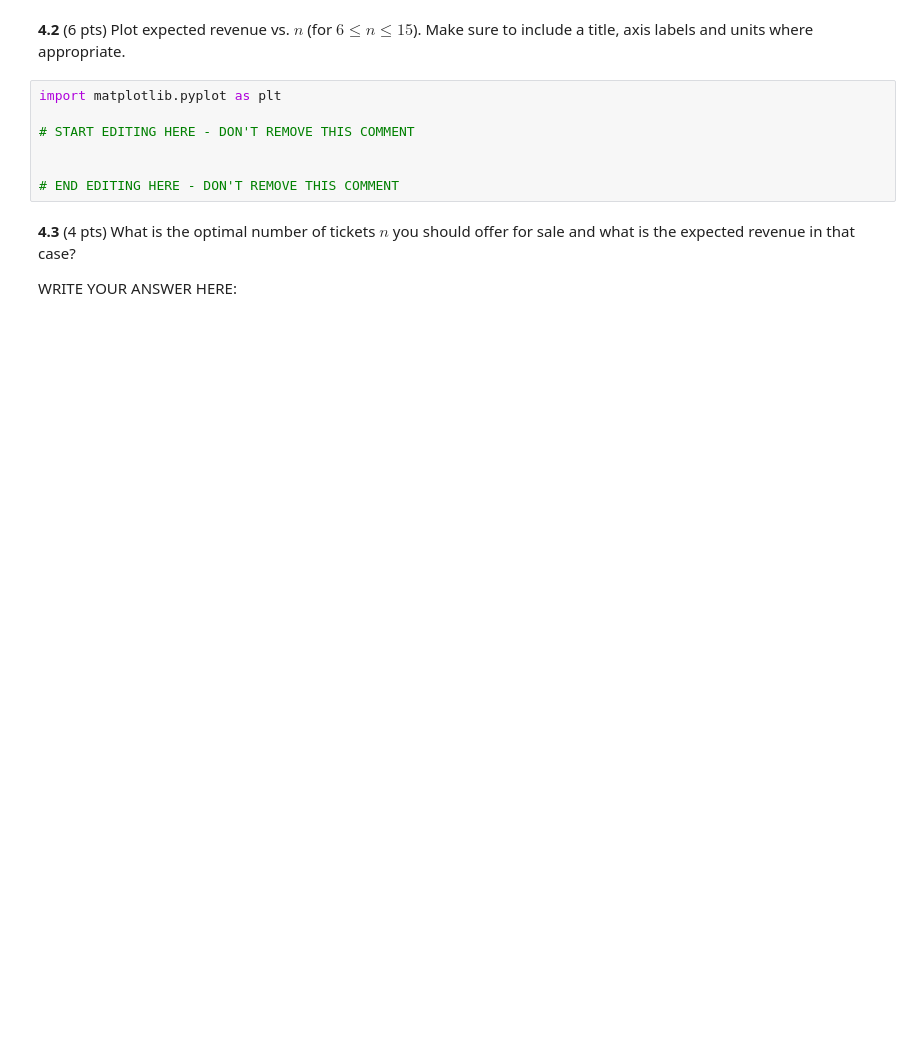
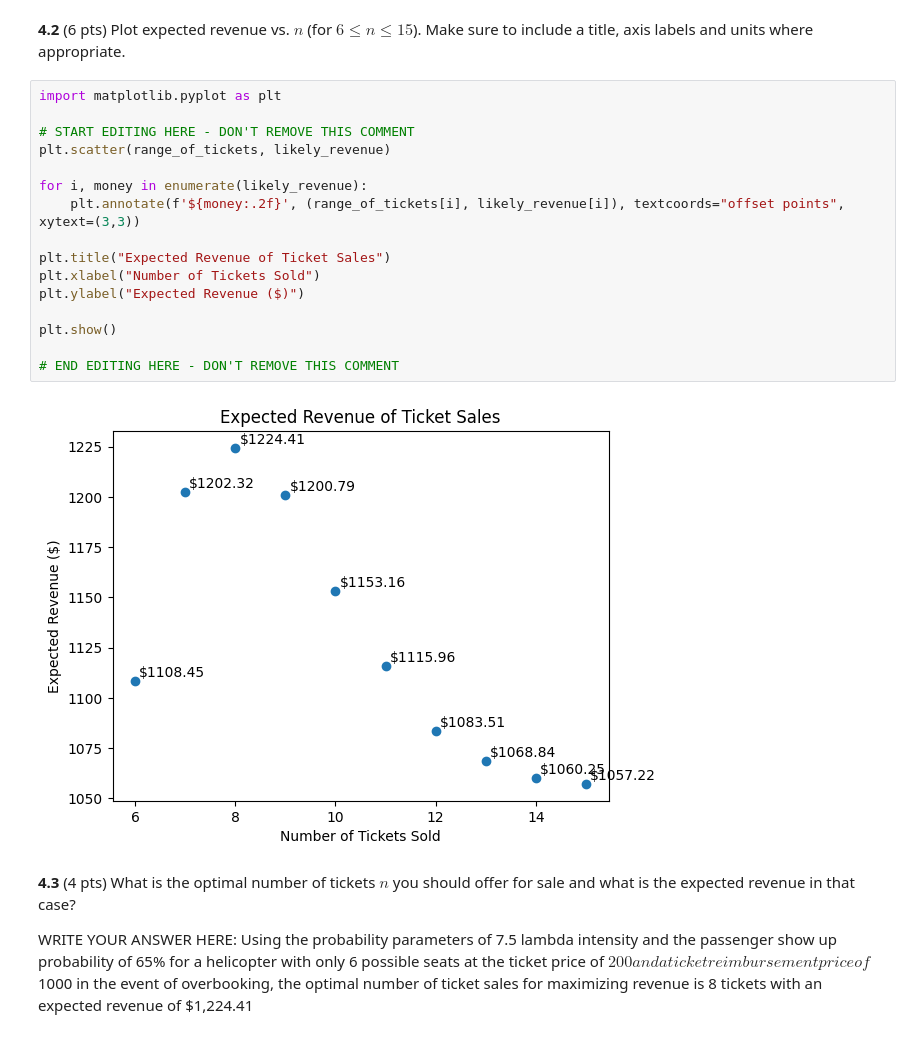
Before and after one commit to aitechroberts/ml_adversary, a Jupyter notebook: HW0.ipynb, the cells around one changed output. Drawn from its saved outputs; the diff is of its cells as text; blank space fills up the shorter version.

```diff
--- a/HW0.ipynb
+++ b/HW0.ipynb
@@ -257,11 +312,23 @@ print(poss)
 # %%
 import matplotlib.pyplot as plt
 
 # START EDITING HERE - DON'T REMOVE THIS COMMENT
+plt.scatter(range_of_tickets, likely_revenue)
 
+for i, money in enumerate(likely_revenue):
+    plt.annotate(f'${money:.2f}', (range_of_tickets[i], likely_revenue[i]), textcoords="offset points", xytext=(3,3))
+
+plt.title("Expected Revenue of Ticket Sales")
+plt.xlabel("Number of Tickets Sold")
+plt.ylabel("Expected Revenue ($)")
+
+plt.show()
 
 # END EDITING HERE - DON'T REMOVE THIS COMMENT
+# %% [output]
+[figure, added]
 # %% [markdown]
 **4.3** (4 pts) What is the optimal number of tickets $n$ you should offer for sale and what is the expected revenue in that case?
 
 WRITE YOUR ANSWER HERE:
+Using the probability parameters of 7.5 lambda intensity and the passenger show up probability of 65% for a helicopter with only 6 possible seats at the ticket price of $200 and a ticket reimbursement price of $1000 in the event of overbooking, the optimal number of ticket sales for maximizing revenue is 8 tickets with an expected revenue of $1,224.41
```
Also changed, not shown: parts of 2 cells of this notebook.
